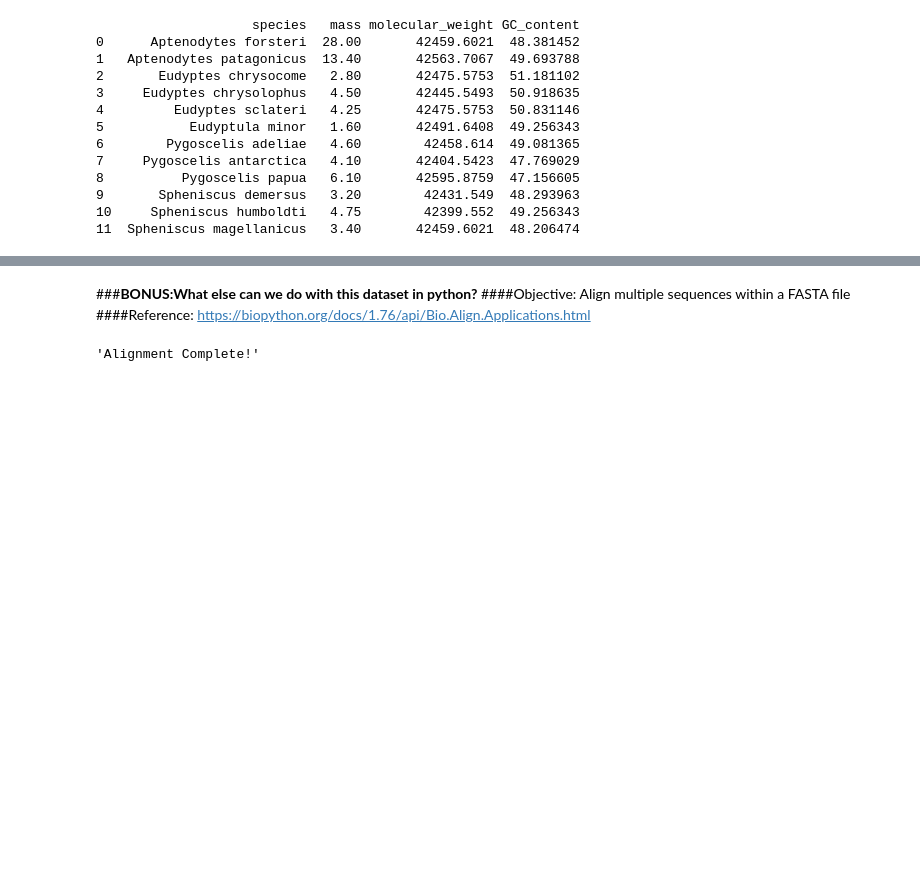
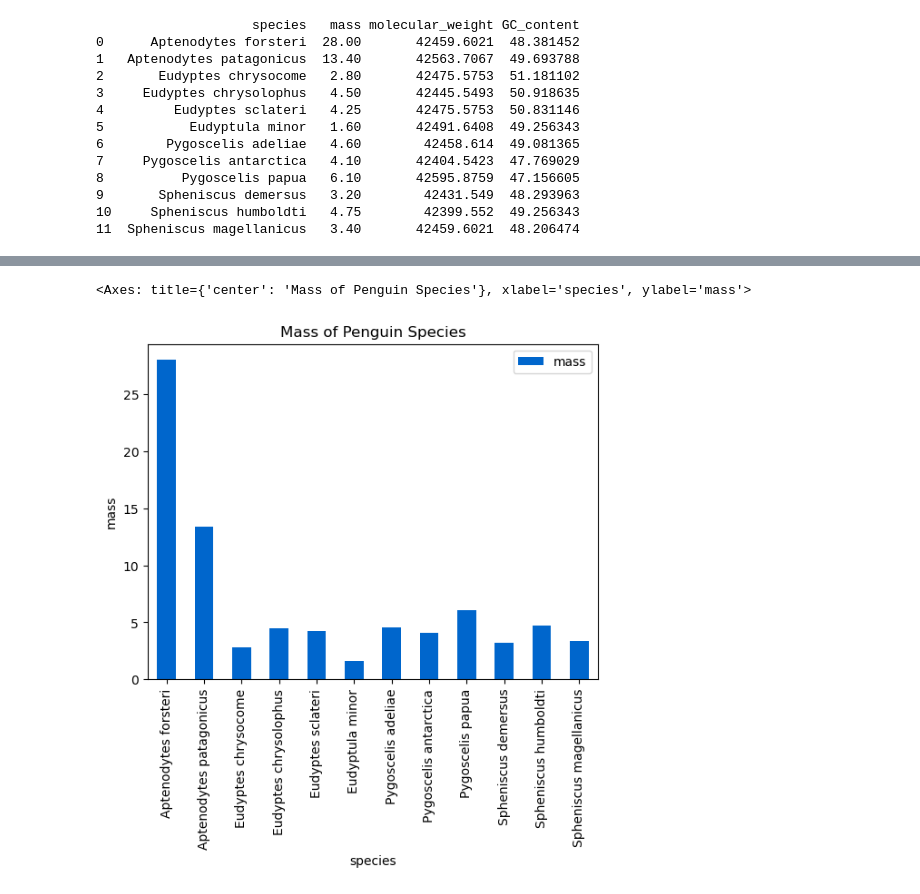
Before and after one commit to Jperea02/BCB546-PythonHW_Spring2023, a Jupyter notebook: BCB 546X_Python HW_Perea-Lopez.ipynb, the cells around one changed output, grey strips where cells are left out. Drawn from its saved outputs; the diff is of its cells as text; code cells hidden in the pictures; blank space fills up the shorter version.

```diff
--- a/BCB 546X_Python HW_Perea-Lopez.ipynb
+++ b/BCB 546X_Python HW_Perea-Lopez.ipynb
@@ -297,4 +259,0 @@ penguins_df.to_csv("penguins_mass_cytb.csv")
-# %% [markdown]
-###**BONUS:What else can we do with this dataset in python?**
-####Objective: Align multiple sequences within a FASTA file
-####Reference: https://biopython.org/docs/1.76/api/Bio.Align.Applications.html
@@ -311,5 +260,7 @@ def align_seqs(fasta_fn): #define new function for sequence alignment
-# %%
-fasta_fn = "penguins_cytb.fasta"
-align_seqs(fasta_fn)
-# %% [output]
-'Alignment Complete!'
+# %%
+#Plot a bar-chart of the mass with the x-axes labeled with species names
+penguins_df.plot(kind = 'bar', x = 'species', y = 'mass', ylabel = 'mass', color = '#0066cc',
+                 title = 'Mass of Penguin Species')
+# %% [output]
+<Axes: title={'center': 'Mass of Penguin Species'}, xlabel='species', ylabel='mass'>
+[figure, added]
```
Also changed, not shown: parts of 15 cells of this notebook.
